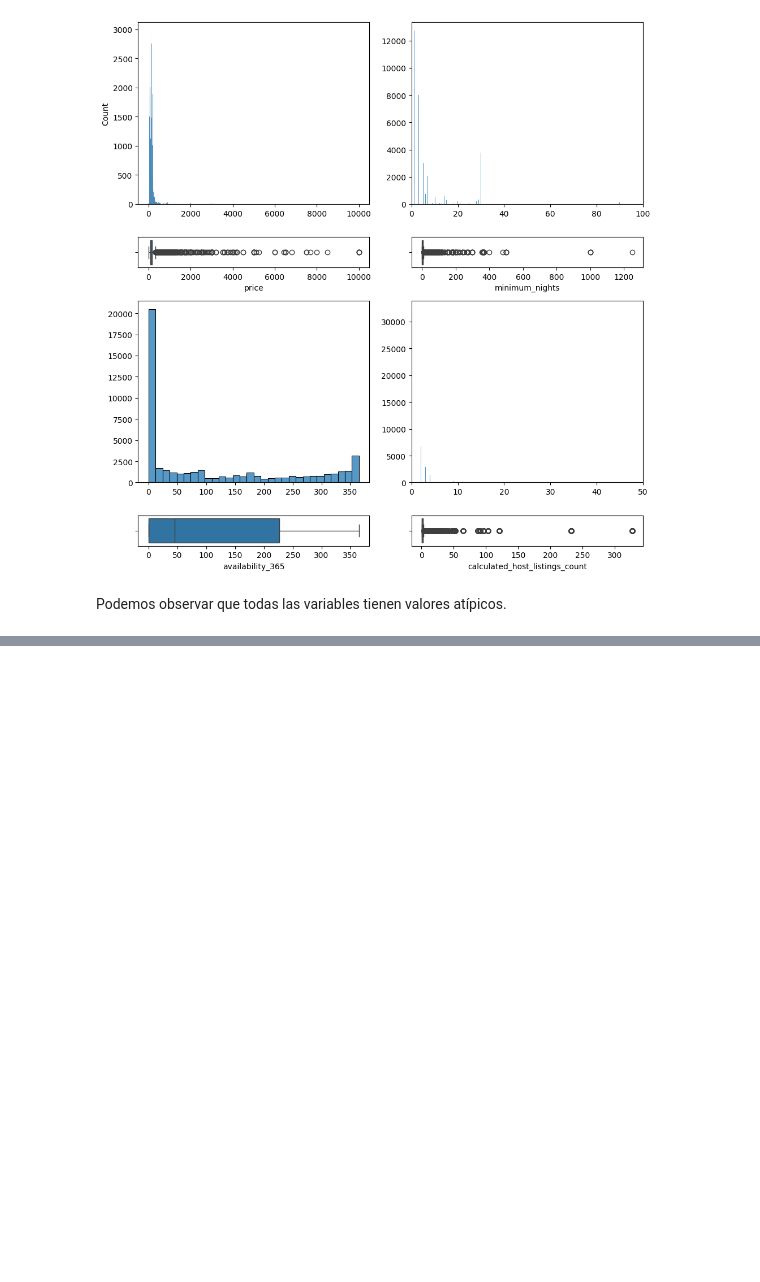
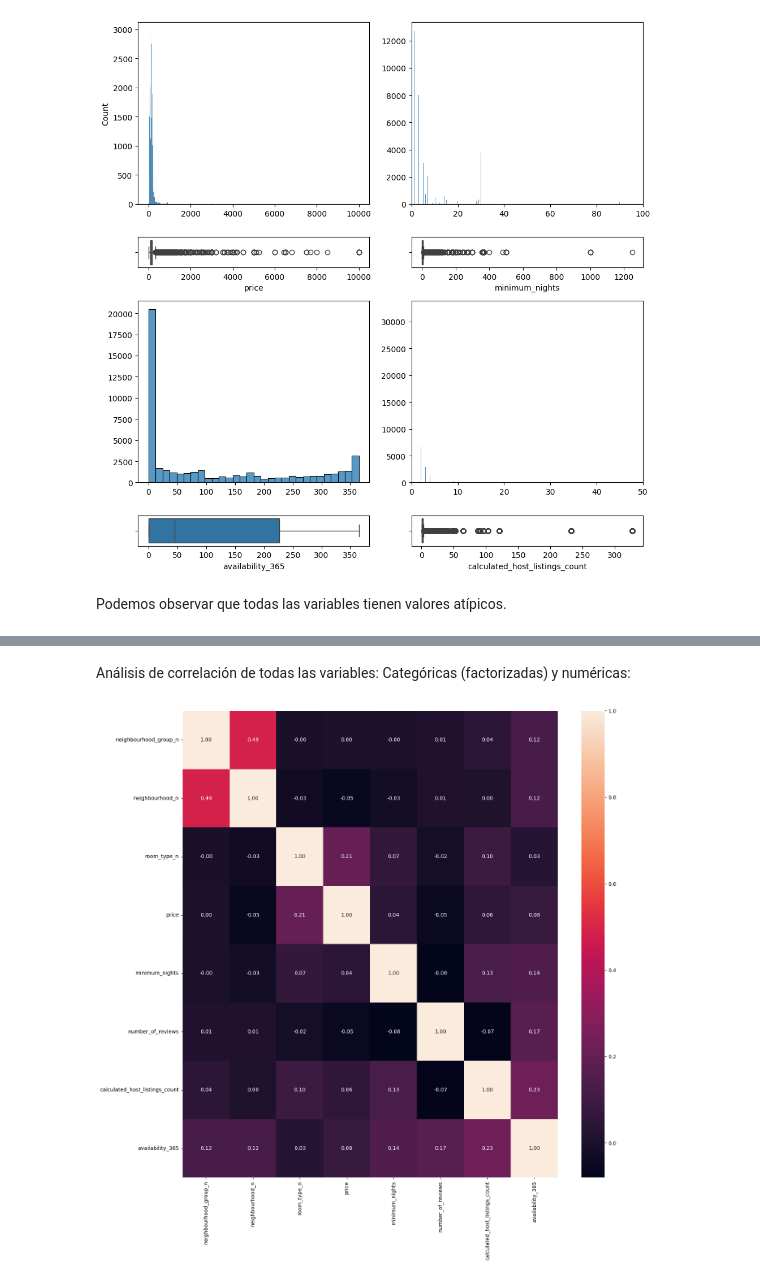
Before and after one commit to 4GeeksAcademy/machine-learning-python-template-VLG, a Jupyter notebook: src/explore.ipynb, the cells around one changed output, grey strips where cells are left out. Cells and saved outputs as stored; diff of their text form; code cells hidden in the pictures; blank space fills up the shorter version.

```diff
--- a/src/explore.ipynb
+++ b/src/explore.ipynb
@@ -212,0 +235,5 @@ Podemos observar que todas las variables tienen valores atípicos.
+# %%
+df_filtrado["room_type_n"] = pd.factorize(df_filtrado["room_type"])[0]
+df_filtrado["neighbourhood_group_n"] = pd.factorize(df_filtrado["neighbourhood_group"])[0]
+df_filtrado["neighbourhood_n"] = pd.factorize(df_filtrado["neighbourhood"])[0]
+df_filtrado.head()
@@ -212,0 +247,14 @@ Podemos observar que todas las variables tienen valores atípicos.
+# %% [markdown]
+Análisis de correlación de todas las variables: Categóricas (factorizadas) y numéricas:
+# %%
+fig, axes = plt.subplots(figsize=(15, 15))
+
+sns.heatmap(df_filtrado[["neighbourhood_group_n", "neighbourhood_n", "room_type_n", "price", "minimum_nights",
+                        "number_of_reviews", "calculated_host_listings_count", "availability_365"]].corr(), annot = True, fmt = ".2f")
+
+plt.tight_layout()
+
+# Draw Plot
+plt.show()
+# %% [output]
+[figure, added]
```
Also changed, not shown: parts of 10 cells of this notebook.
